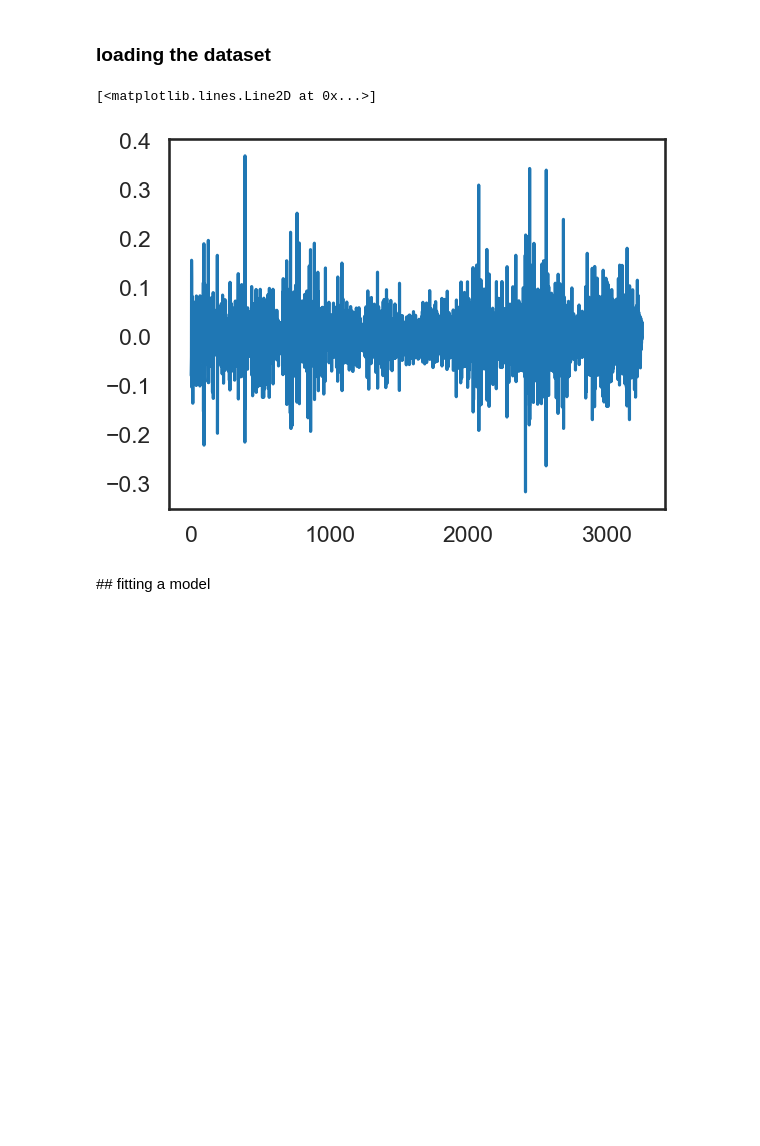
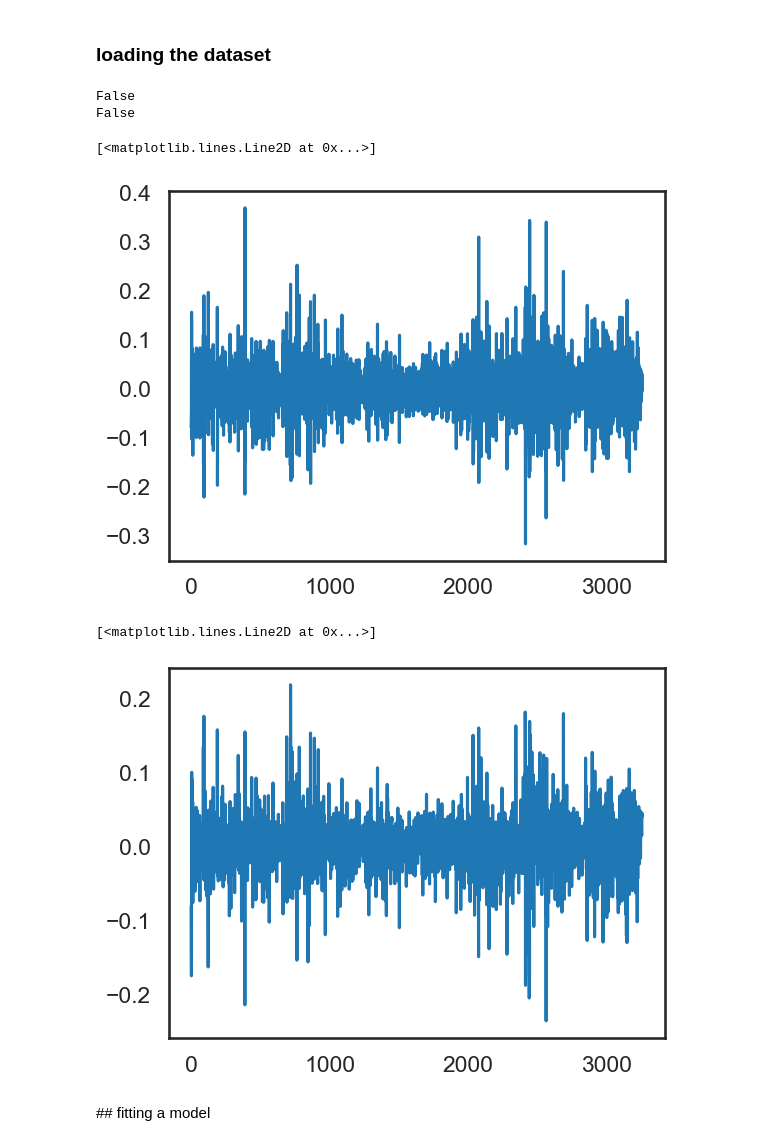
Before and after one commit to mzampar/PML_ARHMM, a Jupyter notebook: financial_analysis.ipynb, the cells around one changed output. Cells and saved outputs as stored; diff of their text form; code cells hidden in the pictures; blank space fills up the shorter version.

```diff
--- a/financial_analysis.ipynb
+++ b/financial_analysis.ipynb
@@ -45,12 +45,25 @@ data = data.dropna()
 data.head()
 
 close_diff = np.diff(np.log(data['Close']))[1:]
-close_diff_1 = np.diff(np.diff(np.log(data['Close'])))
+close_diff_1 = np.diff(np.log(data['Close']), n=2)
+
+has_nan_close_diff = np.any(np.isnan(close_diff))
+has_nan_close_diff_1 = np.any(np.isnan(close_diff_1))
+
+print(has_nan_close_diff)
+print(has_nan_close_diff_1)
 
 plt.plot(close_diff_1)
 # %% [output]
-[<matplotlib.lines.Line2D at 0x...>]
+False
+False
+[<matplotlib.lines.Line2D at 0x...>]
 [figure]
+# %%
+plt.plot(close_diff)
+# %% [output]
+[<matplotlib.lines.Line2D at 0x...>]
+[figure, added]
 # %% [markdown]
 ## fitting a model
 # %%
```
Also changed, not shown: parts of 9 cells of this notebook.
